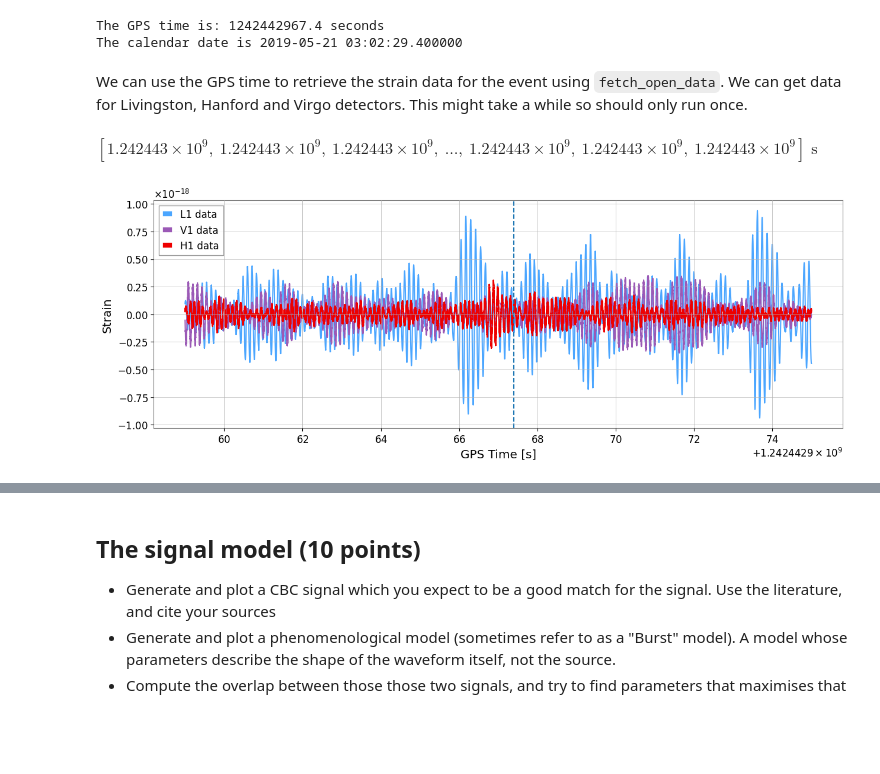
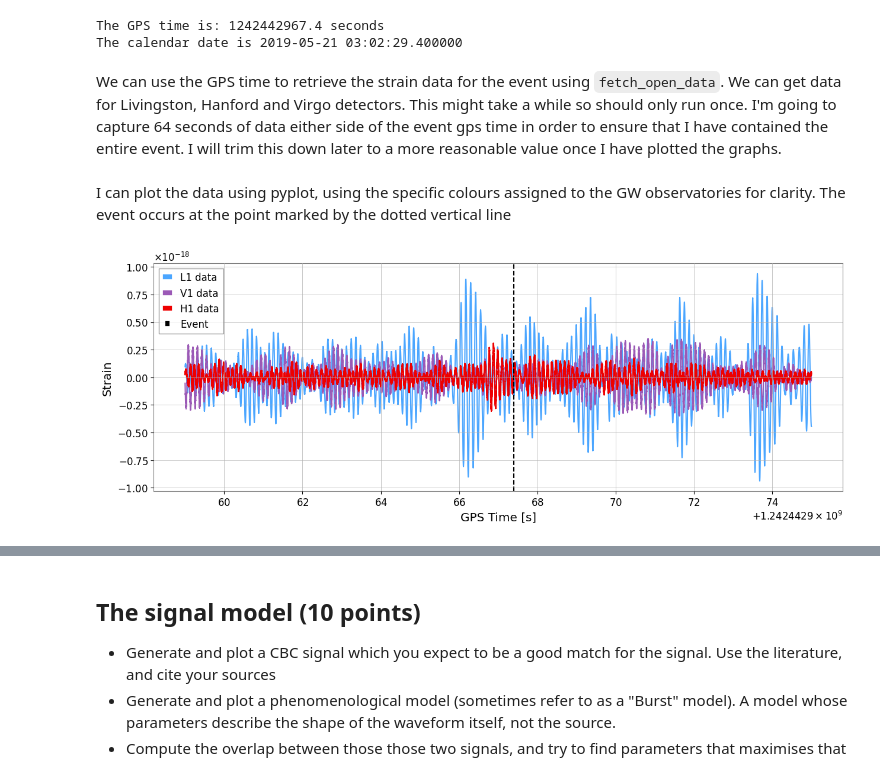
Before and after one commit to Clarke-Jools-36/GWAstro, a Jupyter notebook: final_project.ipynb, the cells around one changed output, grey strips where cells are left out. Cells and saved outputs as stored; diff of their text form; code cells hidden in the pictures; blank space fills up the shorter version.

```diff
--- a/final_project.ipynb
+++ b/final_project.ipynb
@@ -44,29 +44,27 @@ print(f"The calendar date is {from_gps(gps)}")
 The GPS time is: 1242442967.4 seconds
 The calendar date is 2019-05-21 03:02:29.400000
 # %% [markdown]
-We can use the GPS time to retrieve the strain data for the event using `fetch_open_data`. We can get data for Livingston, Hanford and Virgo detectors. This might take a while so should only run once.
+We can use the GPS time to retrieve the strain data for the event using `fetch_open_data`. We can get data for Livingston, Hanford and Virgo detectors. This might take a while so should only run once. I'm going to capture 64 seconds of data either side of the event gps time in order to ensure that I have contained the entire event. I will trim this down later to a more reasonable value once I have plotted the graphs.
 # %%
 from gwpy.timeseries import TimeSeries
 
-segment_length = 16 #seconds
+segment_length = 64 #seconds
 segment = (int(gps)-(segment_length/2), int(gps)+(segment_length/2))
 
 ldata = TimeSeries.fetch_open_data('L1', *segment) #livingston
 hdata = TimeSeries.fetch_open_data('H1', *segment) #hanford
 vdata = TimeSeries.fetch_open_data('V1', *segment) #virgo
-# %%
-hdata.times
-# %% [output]
-$[1.242443 \times 10^{9},~1.242443 \times 10^{9},~1.242443 \times 10^{9},~\dots,~1.242443 \times 10^{9},~1.242443 \times 10^{9},~1.242443 \times 10^{9}] \; \mathrm{s}$
+# %% [markdown]
+I can plot the data using pyplot, using the specific colours assigned to the GW observatories for clarity. The event occurs at the point marked by the dotted vertical line
 # %%
 plt.figure(figsize=(15,5))
 plt.plot(ldata.times,ldata,label='L1 data',color='gwpy:ligo-livingston')
 plt.plot(vdata.times,vdata,label='V1 data',color='gwpy:virgo')
 plt.plot(hdata.times,hdata,label='H1 data',color='gwpy:ligo-hanford')
-plt.axvline(gps, linestyle="--")
+plt.axvline(gps, linestyle="--", color='k', label="Event")
 plt.xlabel('GPS Time [s]')
 plt.ylabel('Strain')
 plt.legend()
 plt.show()
 # %% [output]
-[figure, old version]
+[figure, new version]
```
Also changed, not shown: parts of 2 cells of this notebook.
